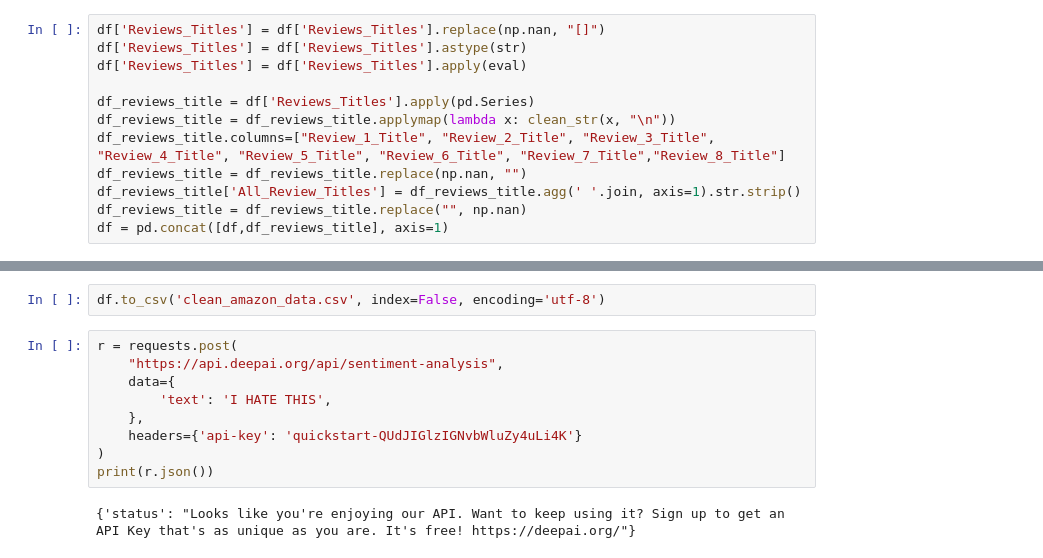
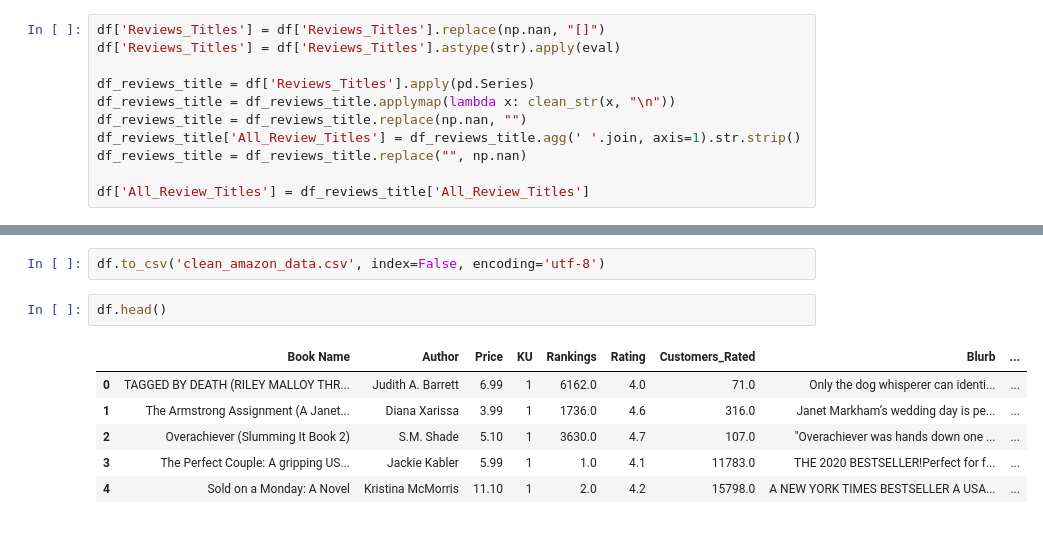
Before and after one commit to bronwynmoore/ECON323-Final-Project, a Jupyter notebook: Main.ipynb, the cells around one changed output, grey strips where cells are left out. Drawn from its saved outputs; the diff is of its cells as text.

```diff
--- a/Main.ipynb
+++ b/Main.ipynb
@@ -111,15 +127,14 @@ df_reviews["Average_Review_Rating"] = df_reviews.mean(axis = 1, skipna=True)
 df["Average_Review_Rating"] = df_reviews["Average_Review_Rating"]
 # %%
 df['Reviews_Titles'] = df['Reviews_Titles'].replace(np.nan, "[]")
-df['Reviews_Titles'] = df['Reviews_Titles'].astype(str)
-df['Reviews_Titles'] = df['Reviews_Titles'].apply(eval)
+df['Reviews_Titles'] = df['Reviews_Titles'].astype(str).apply(eval)
 
 df_reviews_title = df['Reviews_Titles'].apply(pd.Series)
 df_reviews_title = df_reviews_title.applymap(lambda x: clean_str(x, "\n"))
-df_reviews_title.columns=["Review_1_Title", "Review_2_Title", "Review_3_Title", "Review_4_Title", "Review_5_Title", "Review_6_Title", "Review_7_Title","Review_8_Title"]
 df_reviews_title = df_reviews_title.replace(np.nan, "")
 df_reviews_title['All_Review_Titles'] = df_reviews_title.agg(' '.join, axis=1).str.strip()
 df_reviews_title = df_reviews_title.replace("", np.nan)
-df = pd.concat([df,df_reviews_title], axis=1)
+
+df['All_Review_Titles'] = df_reviews_title['All_Review_Titles']
 # %%
 df['Reviews_Texts'] = df['Reviews_Texts'].replace(np.nan, "[]")
@@ -137,14 +151,12 @@ df = pd.concat([df,df_reviews_text], axis=1)
 df.drop(['Reviews_Ratings', 'Reviews_Texts', 'Reviews_Titles'], axis=1, inplace=True)
 # %%
 df.to_csv('clean_amazon_data.csv', index=False, encoding='utf-8')
-# %%
-r = requests.post(
-    "https://api.deepai.org/api/sentiment-analysis",
-    data={
-        'text': 'I HATE THIS',
-    },
-    headers={'api-key': 'quickstart-QUdJIGlzIGNvbWluZy4uLi4K'}
-)
-print(r.json())
-# %% [output]
-{'status': "Looks like you're enjoying our API. Want to keep using it? Sign up to get an API Key that's as unique as you are. It's free! https://deepai.org/"}
+# %%
+df.head()
+# %% [output]
+|  | Book Name | Author | Price | KU | Rankings | Rating | Customers_Rated | Blurb | ... |
+| 0 | TAGGED BY DEATH (RILEY MALLOY THR... | Judith A. Barrett | 6.99 | 1 | 6162.0 | 4.0 | 71.0 | Only the dog whisperer can identi... | ... |
+| 1 | The Armstrong Assignment (A Janet... | Diana Xarissa | 3.99 | 1 | 1736.0 | 4.6 | 316.0 | Janet Markham’s wedding day is pe... | ... |
+| 2 | Overachiever (Slumming It Book 2) | S.M. Shade | 5.10 | 1 | 3630.0 | 4.7 | 107.0 | "Overachiever was hands down one ... | ... |
+| 3 | The Perfect Couple: A gripping US... | Jackie Kabler | 5.99 | 1 | 1.0 | 4.1 | 11783.0 | THE 2020 BESTSELLER!Perfect for f... | ... |
+| 4 | Sold on a Monday: A Novel | Kristina McMorris | 11.10 | 1 | 2.0 | 4.2 | 15798.0 | A NEW YORK TIMES BESTSELLER A USA... | ... |
```
Also changed, not shown: parts of 20 cells of this notebook, 1 other file.
